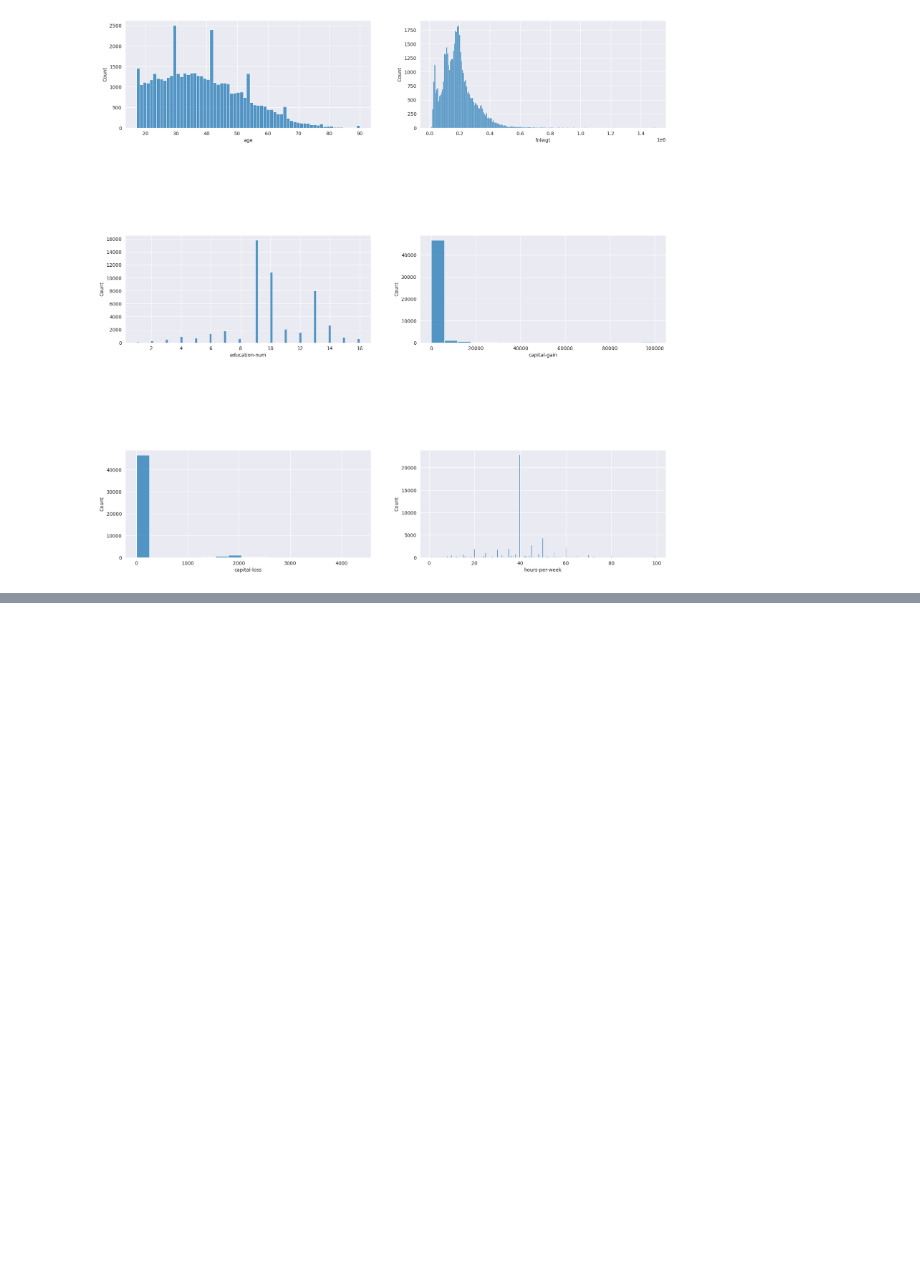
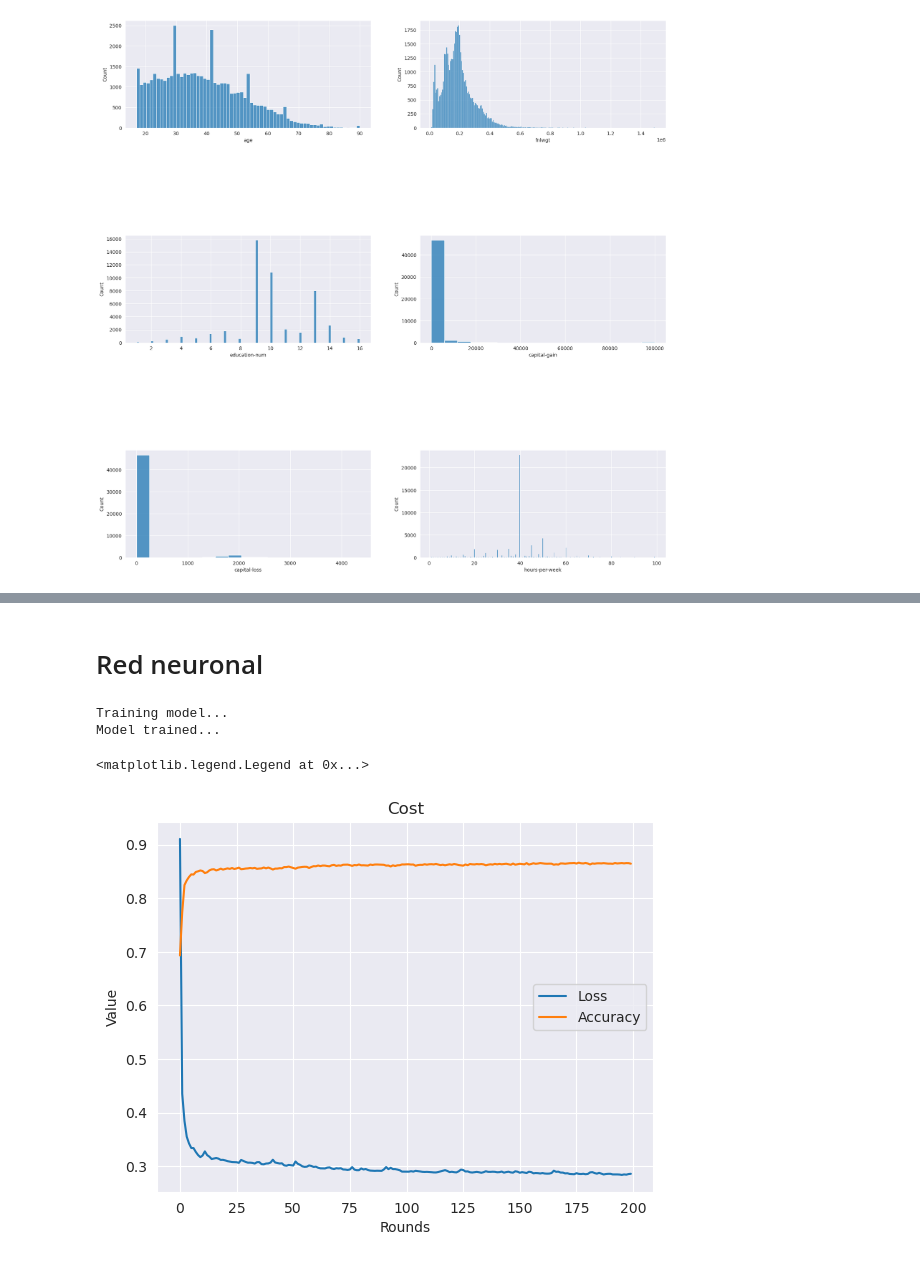
Before and after one commit to leoliscanoa/redes-neuronales, a Jupyter notebook: 00006 - census-income-regression.ipynb, the cells around one changed output, grey strips where cells are left out. Drawn from its saved outputs; the diff is of its cells as text; code cells hidden in the pictures; blank space fills up the shorter version.

```diff
--- a/00006 - census-income-regression.ipynb
+++ b/00006 - census-income-regression.ipynb
@@ -131,0 +276,4 @@ for col in numerical_features:
+# %%
+# Debemos mezclar aleatoriamente nuestros datos
+data_random = data_processed.sample(frac=1,random_state=123)
+data_random
@@ -131,0 +294,9 @@ for col in numerical_features:
+# %%
+# Definimos el tamaño de nuestros nuevos set de datos
+TOTAL = data_random.shape[0]
+TOTAL_TRAINING = int(0.8*TOTAL)
+TOTAL_TESTING = int(0.2*TOTAL)
+
+# Seleccionamos nuestras filas
+data_training = data_random.iloc[0:TOTAL_TRAINING,:]
+data_testing = data_random.iloc[TOTAL_TRAINING:,:]
@@ -131,0 +310,41 @@ for col in numerical_features:
+# %%
+# TRAINING
+x_training = data_training.iloc[:,:data_training.shape[1]-1].to_numpy(dtype=np.float64)
+y_training = data_training.iloc[:,data_training.shape[1]-1].to_numpy(dtype=np.float64)
+# TESTING
+x_testing = data_testing.iloc[:,:data_testing.shape[1]-1].to_numpy(dtype=np.float64)
+y_testing = data_testing.iloc[:,data_testing.shape[1]-1].to_numpy(dtype=np.float64)
+# %% [markdown]
+# Red neuronal
+# %%
+import tensorflow as tf
+# Definimos el modelo
+model = tf.keras.Sequential([
+    tf.keras.layers.Input(shape=(data_random.shape[1]-1,)),
+    tf.keras.layers.Dense(units=64, activation=tf.keras.activations.relu),
+    tf.keras.layers.Dense(units=32, activation=tf.keras.activations.relu),
+    tf.keras.layers.Dense(units=1, activation=tf.keras.activations.sigmoid),
+])
+
+# Compilamos el modelo
+model.compile(loss='binary_crossentropy',
+               optimizer=tf.keras.optimizers.Adam(0.1),
+               metrics=['accuracy'])
+# Entrenamos el modelo con solamente los datos de entrada y salida para dejar que la red neuronal adapte sus pesos y sesgos
+print("Training model...")
+historial = model.fit(x_training, y_training, epochs=200, verbose=0, batch_size=10000)
+print("Model trained...")
+# Veamos la función de costo y la exactitud
+fig, ax = plt.subplots()
+plt.xlabel("Rounds")
+ax.plot(historial.history['loss'], label='Loss')
+ax.plot(historial.history['accuracy'],label='Accuracy')
+ax.grid(True)
+plt.title("Cost")
+plt.ylabel("Value")
+plt.legend()
+# %% [output]
+Training model...
+Model trained...
+<matplotlib.legend.Legend at 0x...>
+[figure, added]
```
Also changed, not shown: parts of 21 cells of this notebook.
